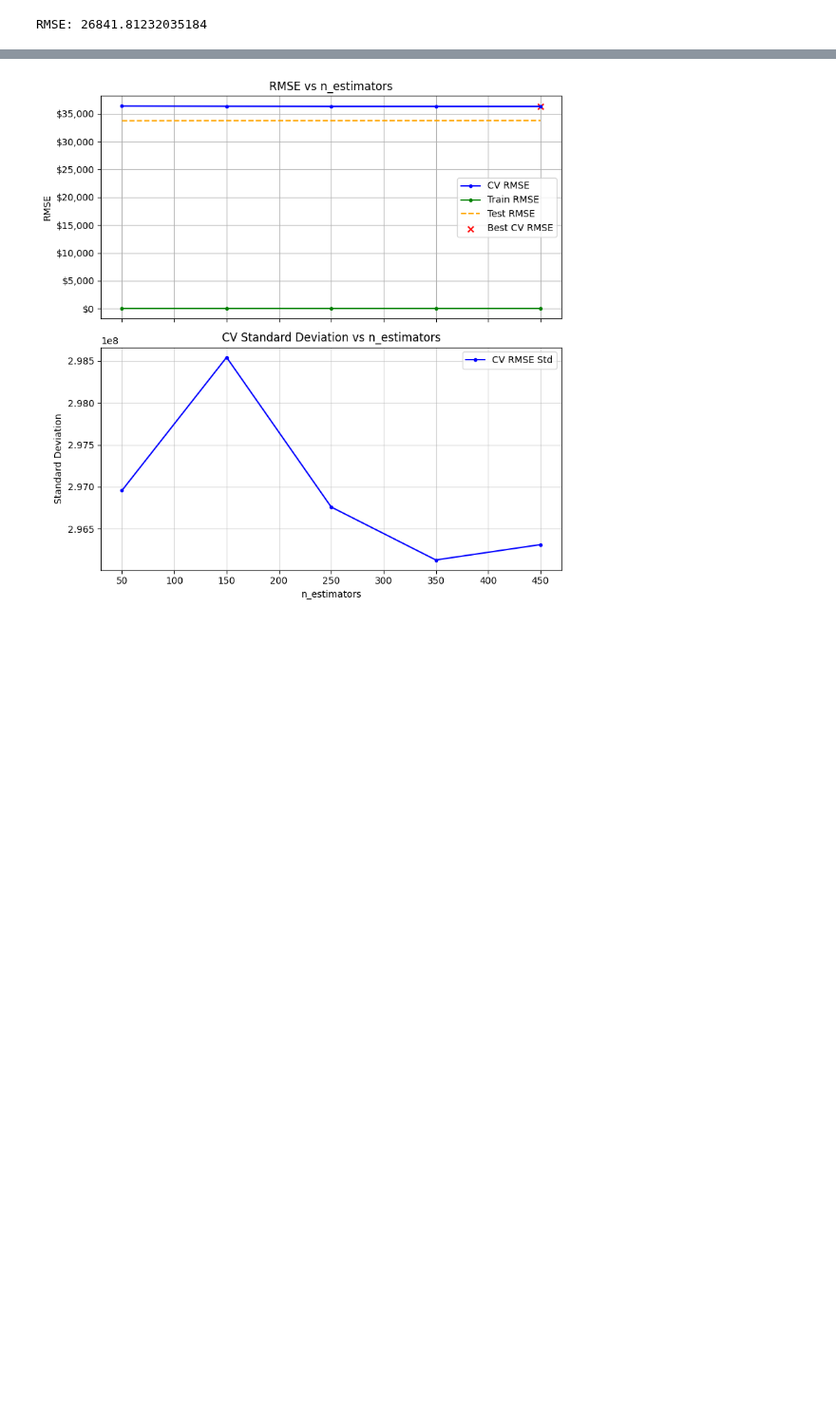
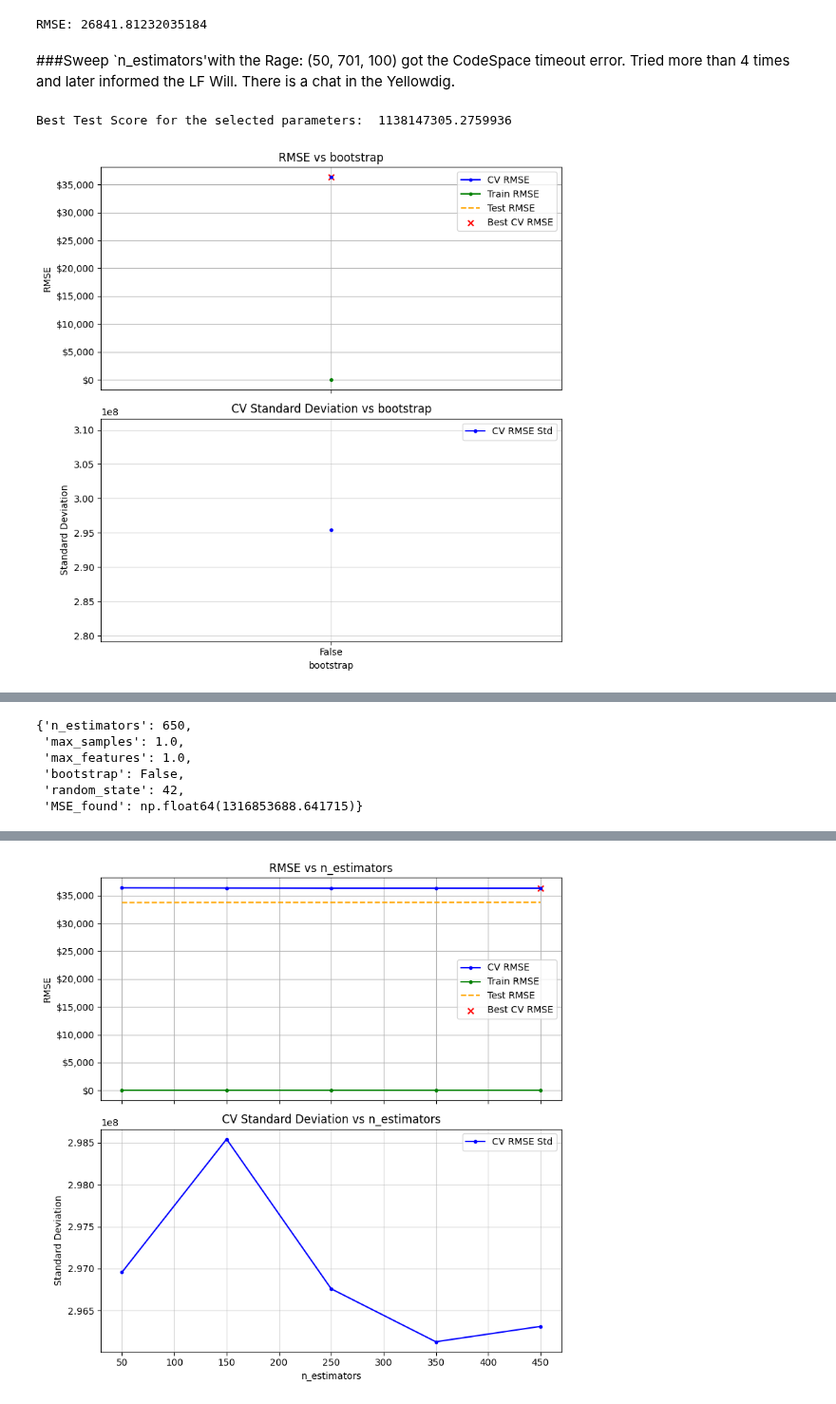
Before and after one commit to waysnyder/Module-3-Assignments, a Jupyter notebook: Homework_07.ipynb, the cells around one changed output, grey strips where cells are left out. Shown at 95% size. Drawn from its saved outputs; the diff is of its cells as text; code cells hidden in the pictures; blank space fills up the shorter version.

```diff
--- a/Homework_07.ipynb
+++ b/Homework_07.ipynb
@@ -386,13 +390,22 @@ RMSE: 26841.81232035184
 sweep_parameter( model= BaggingRegressor, Parameters=Default_Parameters_Bagging, parameter_list = range(50,801,100), param='n_estimators')
+# %% [markdown]
+###Sweep `n_estimators'with the Rage: (50, 701, 100) got the CodeSpace timeout error. Tried more than 4 times and later informed the LF Will. There is a chat in the Yellowdig.
 # %%
 # Sweep `bootstrap` (Boolean values): False
 # Define the parameters for the BaggingRegressor
 Default_Parameters_Bagging = {
-    'n_estimators': 10,            # Number of base estimators in the ensemble
+    'n_estimators': 650,            # Number of base estimators in the ensemble
     'max_samples' : 1.0,           # Fraction of samples to draw for each base estimator
     'max_features': 1.0,           # Fraction of features to consider for each estimator
-    'bootstrap'   : False,          # Use bootstrap samples when building estimators
+    'bootstrap'   : True,          # Use bootstrap samples when building estimators
     'random_state': 42,            # Ensures reproducibility
     'MSE_found'   : float('inf')   # Used for tracking the best MSE during parameter sweeps, to record result of these parameter choices
                                    # Initialized to inf in case want to use this to record best MSE found so far in a sequence of parameter choices
 }
+# %%
+# Sweep `bootstrap`** (Boolean values):Test both possible values (`True` and `False`)
+# Sweep `bootstrap` (Boolean values): False
+sweep_parameter( model= BaggingRegressor, Parameters=Default_Parameters_Bagging, parameter_list = [False], param='bootstrap')
+# %% [output]
+Best Test Score for the selected parameters:  1138147305.2759936
+[figure, added]
@@ -398,0 +413,6 @@ Default_Parameters_Bagging = {
+{'n_estimators': 650,
+ 'max_samples': 1.0,
+ 'max_features': 1.0,
+ 'bootstrap': False,
+ 'random_state': 42,
+ 'MSE_found': np.float64(1316853688.641715)}
```
Also changed, not shown: parts of 11 cells of this notebook.
